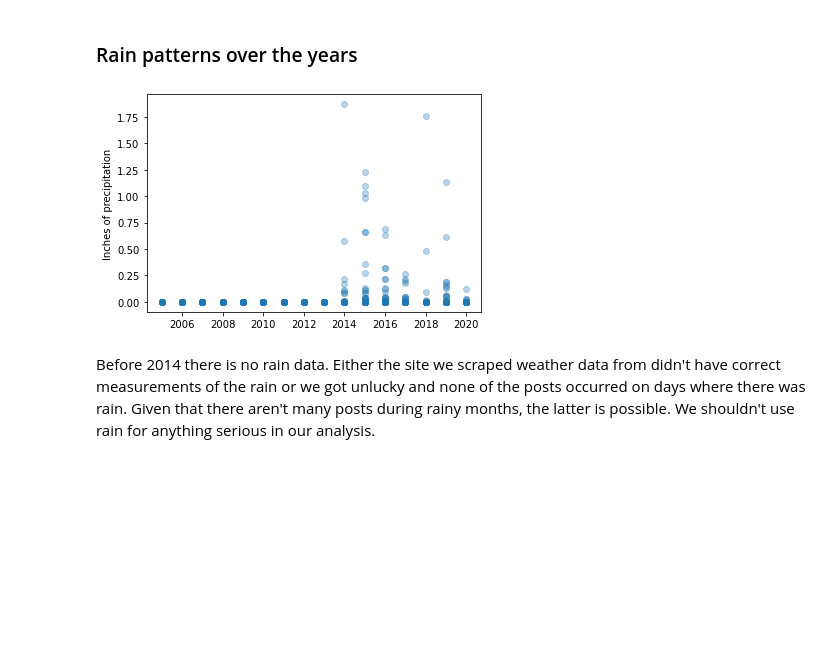
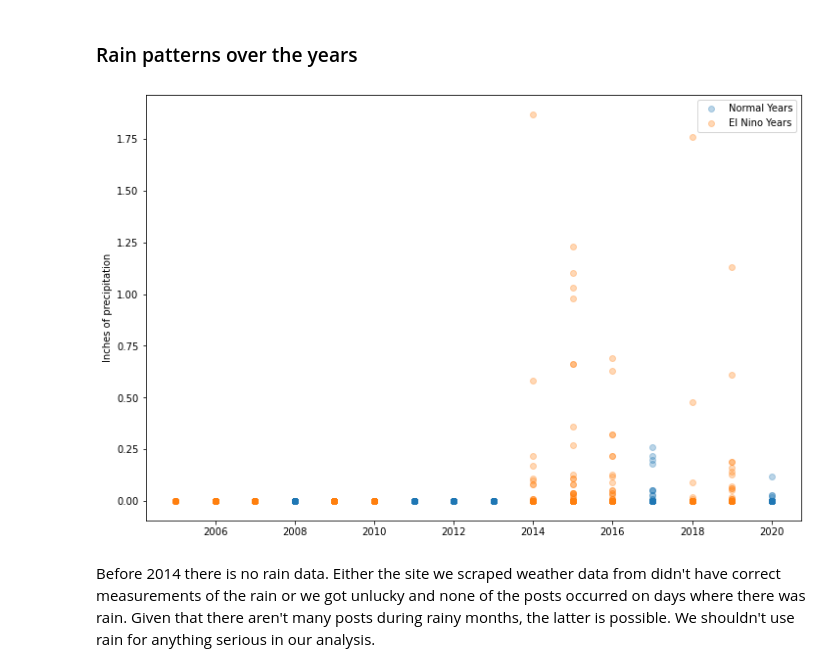
Before and after one commit to Mlawrence95/sportfishing-hauls-scraper, a Jupyter notebook: analysis.ipynb, the cells around one changed output. Cells and saved outputs as stored; diff of their text form; code cells hidden in the pictures; blank space fills up the shorter version.

```diff
--- a/analysis.ipynb
+++ b/analysis.ipynb
@@ -200,11 +200,18 @@ plt.xlim([0.5, 12.5]);
 Though posts aren't necessarily equivalent to business activity, this plot suggests that the fishing business may be more active in hotter months. This makes intuitive sense since we wouldn't expect people to be out in the rain or cold to catch fish, especially when the waters may be choppy or otherwise le.
 # %% [markdown]
 ### Rain patterns over the years
-# %%
-plt.scatter(fishing_data.date_posted.dt.year, fishing_data.inches_precip, alpha=0.3)
-plt.ylabel("Inches of precipitation");
-# %% [output]
-[figure, removed]
+# %%
+plt.figure(figsize=(12, 8))
+norm_years = fishing_data.loc[~fishing_data.elnino]
+nino_years = fishing_data.loc[fishing_data.elnino]
+
+plt.scatter(norm_years.date_posted.dt.year, norm_years.inches_precip, alpha=0.3, label='Normal Years')
+plt.scatter(nino_years.date_posted.dt.year, nino_years.inches_precip, alpha=0.3, label='El Nino Years')
+
+plt.ylabel("Inches of precipitation");
+plt.legend();
+# %% [output]
+[figure, added]
 # %% [markdown]
 Before 2014 there is no rain data. Either the site we scraped weather data from didn't have correct measurements of the rain or we got unlucky and none of the posts occurred on days where there was rain. Given that there aren't many posts during rainy months, the latter is possible. We shouldn't use rain for anything serious in our analysis.
 # %% [markdown]
```
Also changed, not shown: parts of 41 cells of this notebook, 6 other files.
